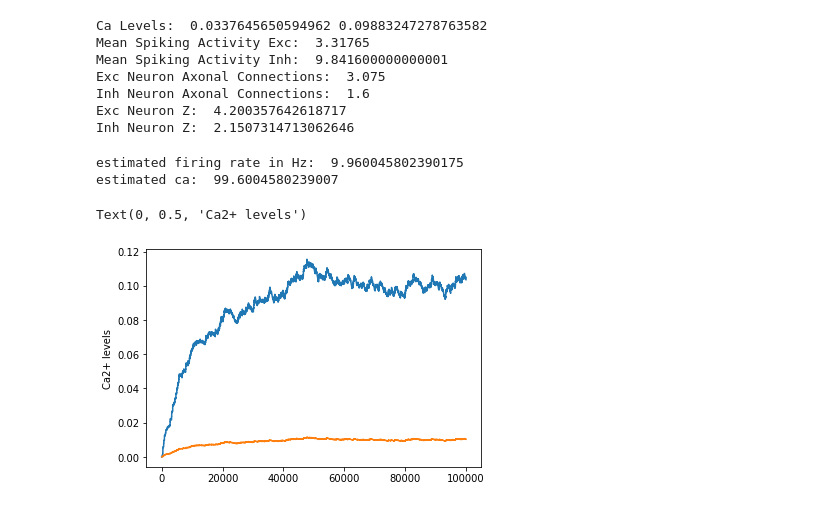
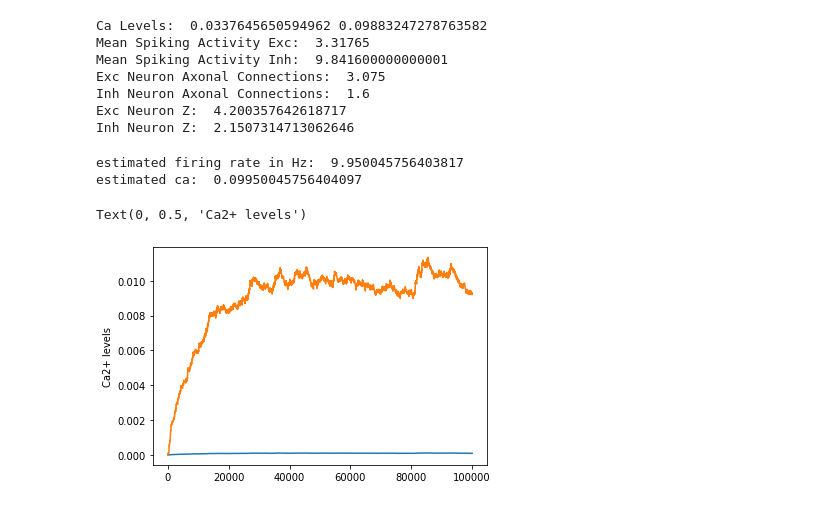
Before and after one commit to 104H/simulenation, a Jupyter notebook: src/spikingCalc.ipynb, the cells around one changed output. Saved outputs shown, nothing was run; the diff lists cells and outputs as text; code cells hidden in the pictures.

```diff
--- a/src/spikingCalc.ipynb
+++ b/src/spikingCalc.ipynb
@@ -176,34 +176,34 @@ fr = 10  # n spikes / sec (~firing rate, just the number of spikes here) -- it's
 spk = np.random.randint(5, t_sim_ms, fr * t_sim_s)  # draw #spike times corresponding to given fr
 len_sig = tau * 100  # needed for convolution
 t_ca = np.zeros(len_sig)  # time axis for convolution, will put the spikes on this
 t_fr = np.zeros(len_sig)  # time axis for convolution, will put the spikes on this
 
-beta = 0.001 # beta from equation - increase in Ca levels for each spike
+beta = 0.000001 # beta from equation - increase in Ca levels for each spike
 
 t_ca[spk] = 1 * beta  # set the spikes on the time axis, scaled by beta - for the Calcium signal, as per equation
 t_fr[spk] = 1 / tau  # set the spikes on the time axis, scaled by tau - this will give you a FR estimate in Hz
 
 exp = signal.exponential(tau * 10, center=0, tau=tau, sym=False)  # create exp kernel, make the window 10x tau so it's large enough for precision
 ca_sig = signal.convolve(exp, t_ca)  # this is the Ca level / signal, as per the equation
 fr_sig = signal.convolve(exp, t_fr)  # this is the instantaneous firing rate, i.e., the spike convolved by exp kernel
 
 # by integrating over 1 s (here full signal) we can estimate the mean FR rate
 integral = integrate.cumtrapz(fr_sig, np.arange(len(fr_sig)), initial=0)
 est_fr_hz = integral[-1] / t_sim_s  # get the mean of integral over 1 sec => for rate in Hz
 
 print("estimated firing rate in Hz: ", est_fr_hz)
 
 # by integrating over 1 s (here full signal) we can estimate the mean FR rate
 integral = integrate.cumtrapz(ca_sig, np.arange(len(fr_sig)), initial=0)
 est_fr_hz = integral[-1] / t_sim_s  # get the mean of integral over 1 sec => for rate in Hz
 
 print("estimated ca: ", est_fr_hz)
 
 plt.plot(ca_sig[:int(t_sim_ms)])  # Ca2+ levels
 plt.plot(fr_sig[:int(t_sim_ms)])  # Ca2+ levels
 plt.ylabel('Ca2+ levels')
 # %% [output]
-estimated firing rate in Hz:  9.960045802390175
-estimated ca:  99.6004580239007
+estimated firing rate in Hz:  9.950045756403817
+estimated ca:  0.09950045756404097
 Text(0, 0.5, 'Ca2+ levels')
-[figure, old version]
+[figure, new version]
```
Also changed, not shown: parts of 2 cells of this notebook, 4 other files.
